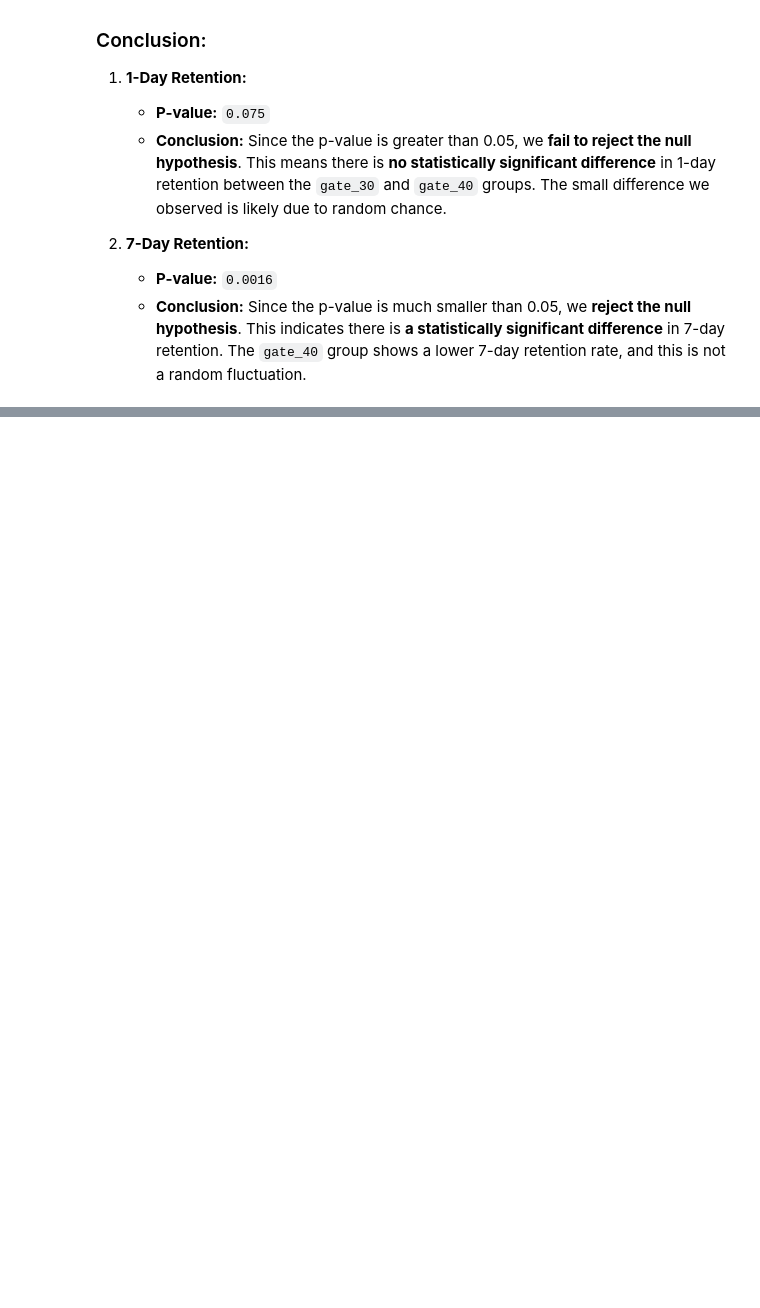
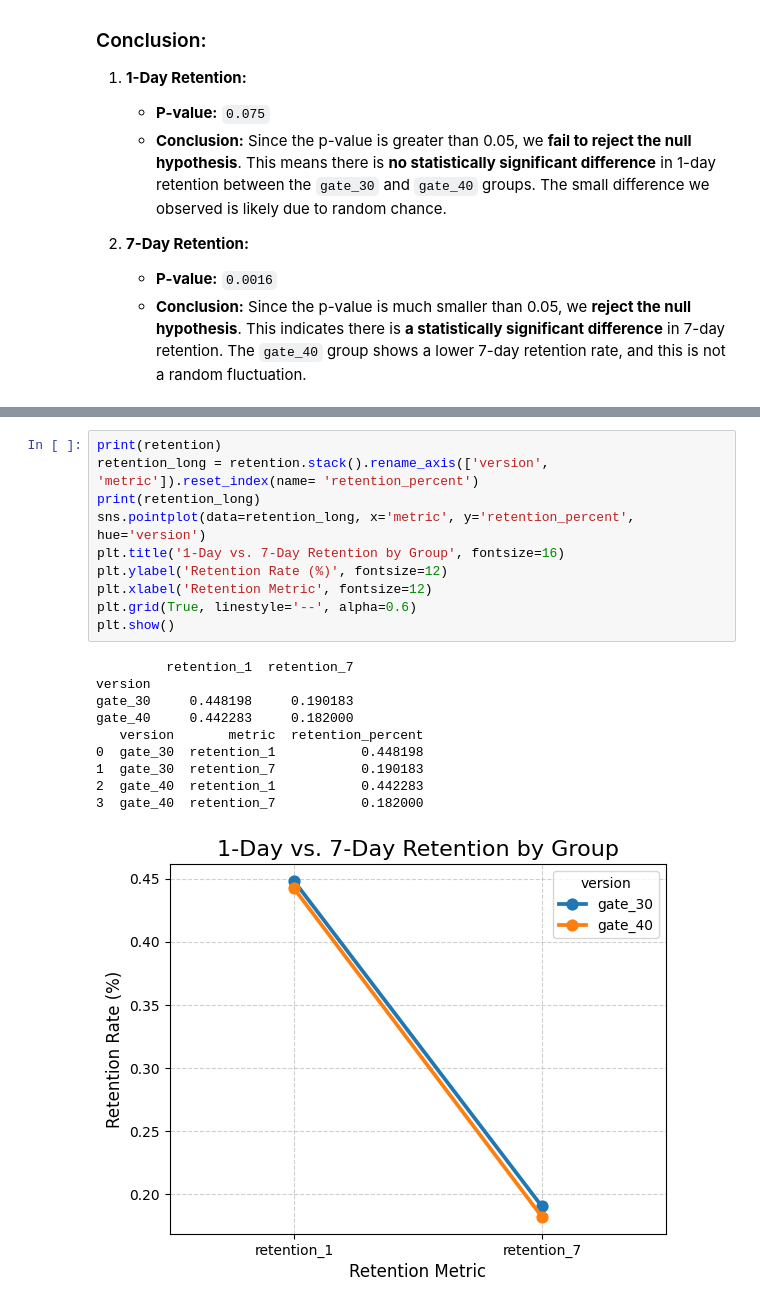
Before and after one commit to kon7drat-illia/Analyzing-A-B-testing-results-in-a-mobile-game, a Jupyter notebook: notebook/ab_test_analysis.ipynb, the cells around one changed output, grey strips where cells are left out. Cells and saved outputs as stored; diff of their text form; blank space fills up the shorter version.

Commit message:
The visualization has been created and the final recommendations have been provided. The README updated.

```diff
--- a/notebook/ab_test_analysis.ipynb
+++ b/notebook/ab_test_analysis.ipynb
@@ -201,0 +206,21 @@ We have completed our A/B test analysis by performing two Chi-squared tests, one
+# %%
+print(retention)
+retention_long = retention.stack().rename_axis(['version', 'metric']).reset_index(name= 'retention_percent')
+print(retention_long)
+sns.pointplot(data=retention_long, x='metric', y='retention_percent', hue='version')
+plt.title('1-Day vs. 7-Day Retention by Group', fontsize=16)
+plt.ylabel('Retention Rate (%)', fontsize=12)
+plt.xlabel('Retention Metric', fontsize=12)
+plt.grid(True, linestyle='--', alpha=0.6)
+plt.show()
+# %% [output]
+         retention_1  retention_7
+version
+gate_30     0.448198     0.190183
+gate_40     0.442283     0.182000
+   version       metric  retention_percent
+0  gate_30  retention_1           0.448198
+1  gate_30  retention_7           0.190183
+2  gate_40  retention_1           0.442283
+3  gate_40  retention_7           0.182000
+[figure, added]
```
Also changed, not shown: parts of 3 cells of this notebook, 1 other file.
